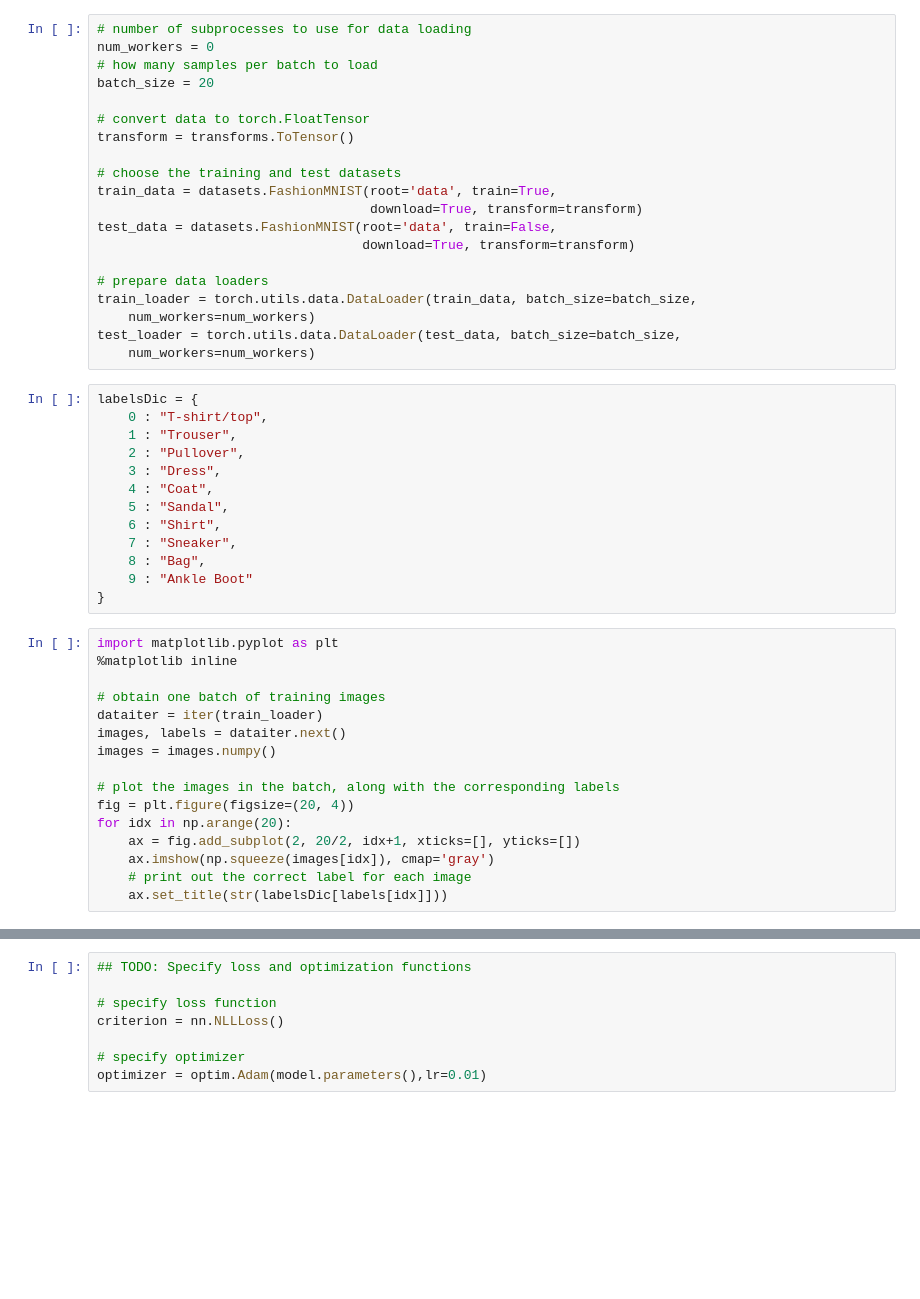
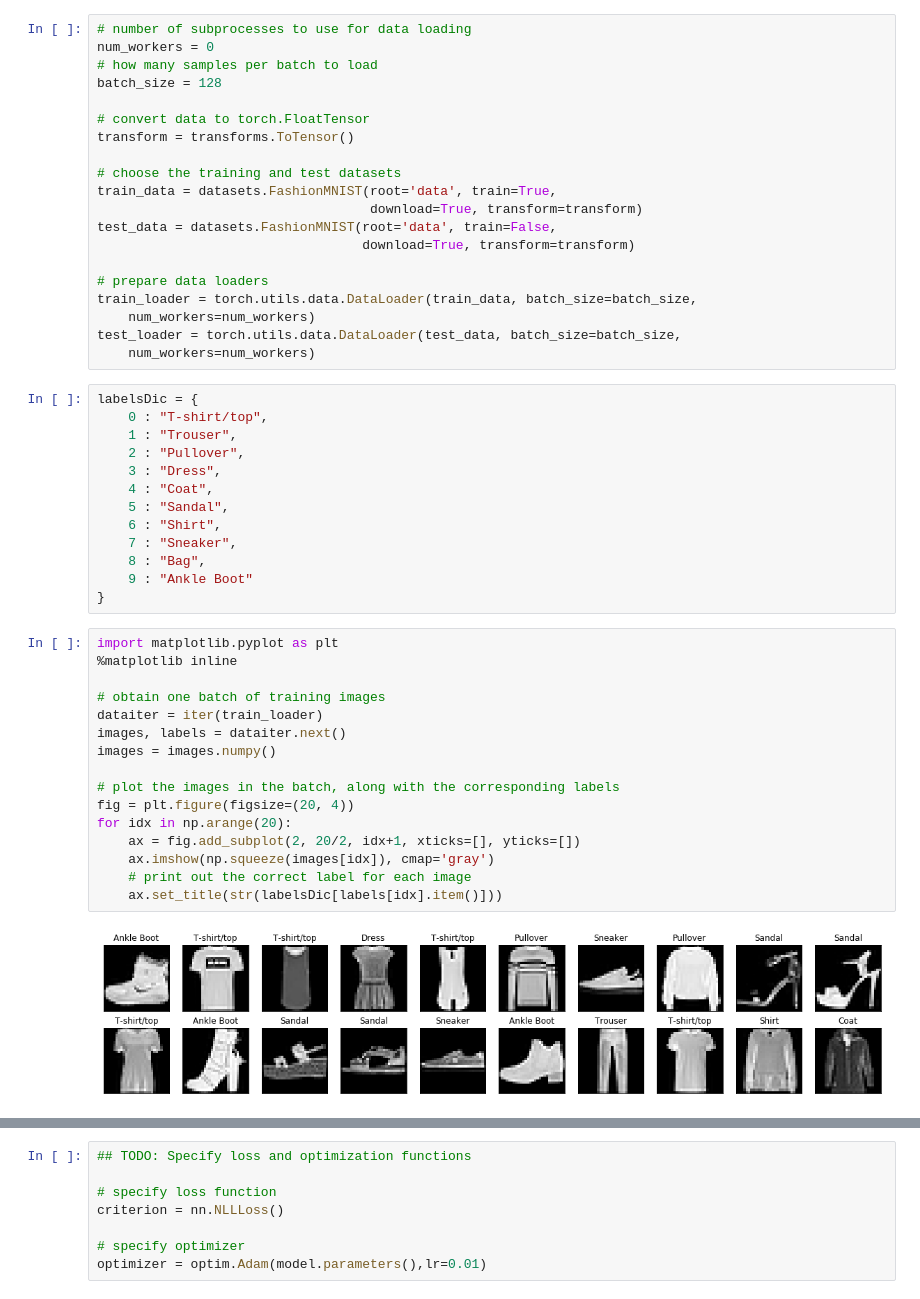
Before and after one commit to Alihussain1/PyTorch-Projects, a Jupyter notebook: FashionMNIST_FFNN.ipynb, the cells around one changed output, grey strips where cells are left out. Drawn from its saved outputs; the diff is of its cells as text; blank space fills up the shorter version.

```diff
--- a/FashionMNIST_FFNN.ipynb
+++ b/FashionMNIST_FFNN.ipynb
@@ -11,7 +16,7 @@ from torch import optim
 # number of subprocesses to use for data loading
 num_workers = 0
 # how many samples per batch to load
-batch_size = 20
+batch_size = 128
 
 # convert data to torch.FloatTensor
 transform = transforms.ToTensor()
@@ -43,19 +48,21 @@ labelsDic = {
 # %%
 import matplotlib.pyplot as plt
 %matplotlib inline
 
 # obtain one batch of training images
 dataiter = iter(train_loader)
 images, labels = dataiter.next()
 images = images.numpy()
 
 # plot the images in the batch, along with the corresponding labels
 fig = plt.figure(figsize=(20, 4))
 for idx in np.arange(20):
     ax = fig.add_subplot(2, 20/2, idx+1, xticks=[], yticks=[])
     ax.imshow(np.squeeze(images[idx]), cmap='gray')
     # print out the correct label for each image
-    ax.set_title(str(labelsDic[labels[idx]]))
+    ax.set_title(str(labelsDic[labels[idx].item()]))
+# %% [output]
+[figure, added]
 # %%
 img = np.squeeze(images[1])
 
```
Also changed, not shown: parts of 6 cells of this notebook.
